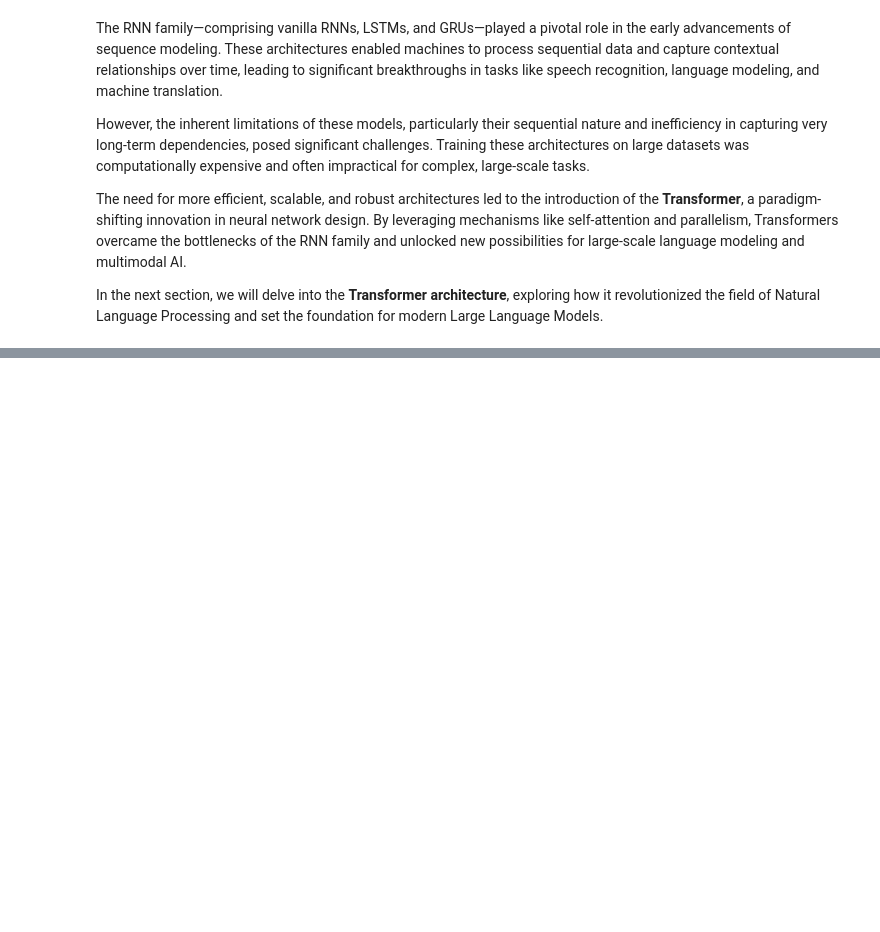
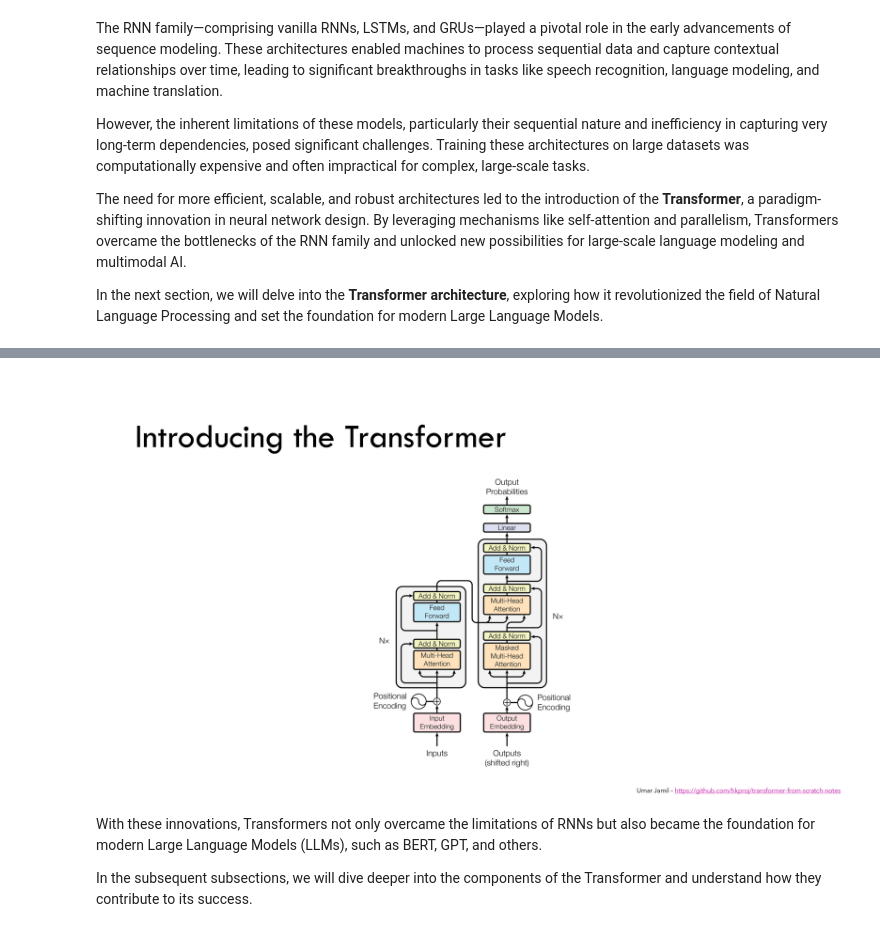
Before and after one commit to ancilcleetus/Multimodal_AI_Project_01_NeuraVisionLLM, a Jupyter notebook: notebooks/Evolution.ipynb, the cells around one changed output, grey strips where cells are left out. Saved outputs shown, nothing was run; the diff lists cells and outputs as text; code cells hidden in the pictures; blank space fills up the shorter version.

Commit message:
Added 'Intro to Transformers' under Section 'Transformer Architecture', Added Section 'References'

```diff
--- a/notebooks/Evolution.ipynb
+++ b/notebooks/Evolution.ipynb
@@ -106,0 +129,11 @@ In the next section, we will delve into the **Transformer architecture**, explor
+# %%
+# Intro to Transformers
+
+from IPython import display
+display.Image("data/images/Evolution-05.jpg")
+# %% [output]
+[figure, added]
+# %% [markdown]
+With these innovations, Transformers not only overcame the limitations of RNNs but also became the foundation for modern Large Language Models (LLMs), such as BERT, GPT, and others.
+
+In the subsequent subsections, we will dive deeper into the components of the Transformer and understand how they contribute to its success.
```
Also changed, not shown: parts of 7 cells of this notebook, 1 other file.
